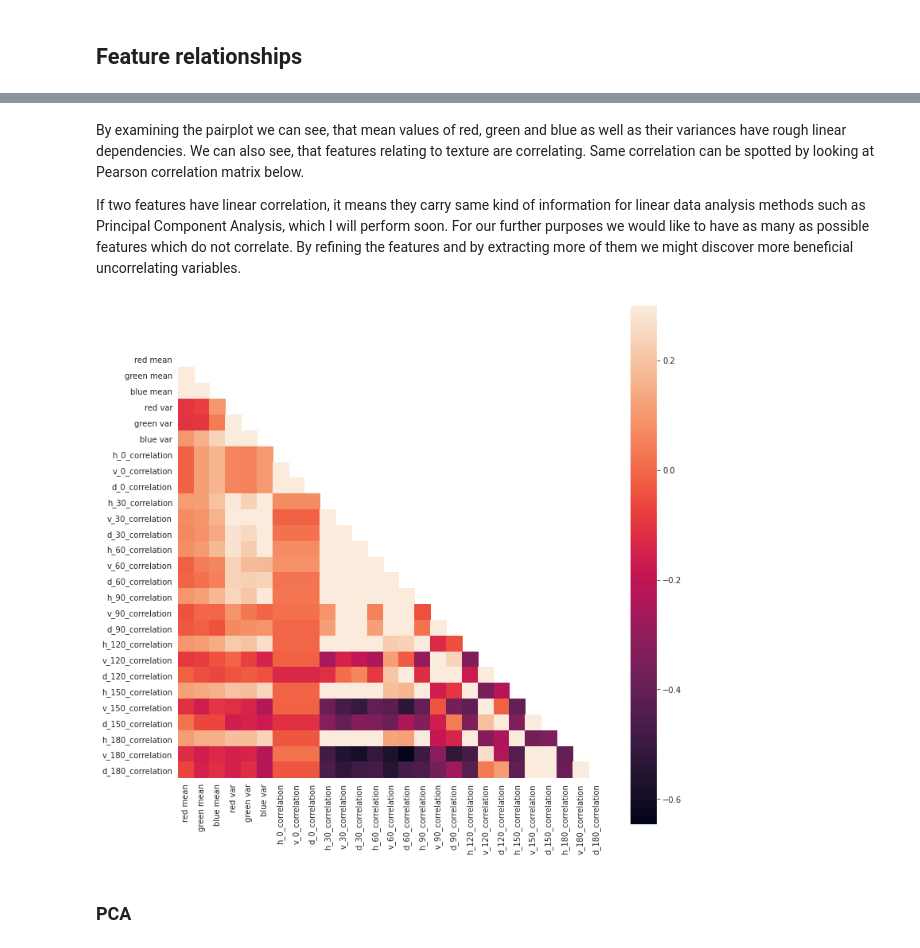
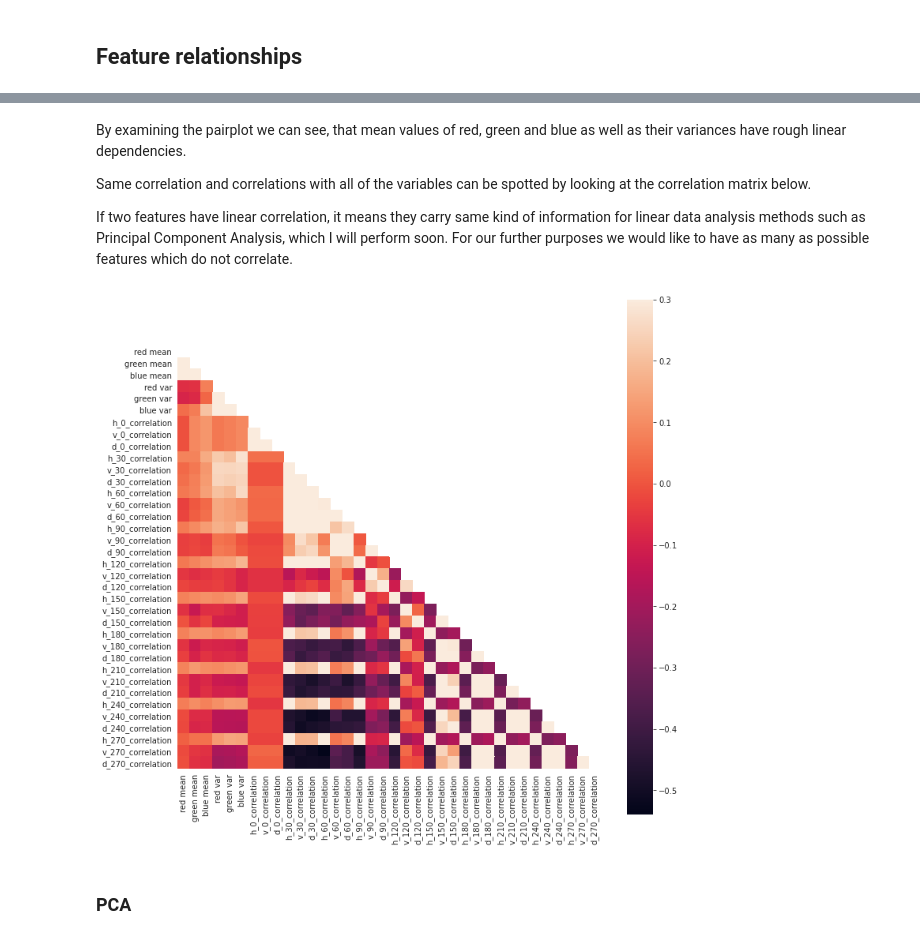
Before and after one commit to HannaKi/Image_classification_with_machine_learning_models, a Jupyter notebook: Image_classification.ipynb, the cells around one changed output, grey strips where cells are left out. Saved outputs shown, nothing was run; the diff lists cells and outputs as text; code cells hidden in the pictures.

```diff
--- a/Image_classification.ipynb
+++ b/Image_classification.ipynb
@@ -175,18 +227,13 @@ imgs = grass_images[0], stair_images[0], sand_images[0] # Let's pick images (fir
 
 for i in range(len(imgs)):
   image=imgs[i]
-  r = image[:, :, 0] # index of the image in the images array, row index, col index, color channel index
+  r = image[:, :, 0] # row index, col index, color channel index
   g = image[:, :, 1]
   b = image[:, :, 2]
 
-# for i in indices:
-#   r = images[i, :, :, 0] # index of the image in the images array, row index, col index, color channel index
-#   g = images[i, :, :, 1]
-#   b = images[i, :, :, 2]
-
   axes, fig = plt.subplots(1,3, figsize = (16,5))
   plt.subplot(1,3,1) # subplot(nrows, ncols, index, **kwargs)
-  plt.imshow(images[i])
+  plt.imshow(imgs[i])
   plt.xlabel("Image")
 
   # Code for plotting the array RGB values from UTU Machine Learning and Patter regocnition 2020 course
@@ -258,4 +265,6 @@ plt.title("Lighter");
 # %%
+images = grass_images+stair_images+sand_images
+images = np.array(images)
 
 # transforming to grayscale
 grayscale = img_as_ubyte(color.rgb2gray(images))
@@ -272,9 +281,8 @@ Now that the transformations have been done, let's take a look at the same sampl
 # %%
-indices = (0, 62, 124)
+indices = (4, 134, 263)
 
 for i in indices:
-    pic2  = q_images[i]
-    plt.imshow(pic2, cmap=plt.cm.gray) # parameter cmap is not neccessary but it highlights that
+    im = q_images[i]
+    plt.imshow(im, cmap=plt.cm.gray) # parameter cmap is not neccessary but it highlights that
                                        # we are not interested in the color but luminance
     plt.show()
-    pic2.dtype
@@ -349,7 +365,7 @@ print("Shape:", glcm.shape)
 texture_features = [] # this will be a list of lists
 f_names=[]
 
-for distance in range(0, 200, 20):
+for distance in range(0, 300, 30):
   h_dissimilarity=[]
   h_correlation=[]
   # f_names.append("h_" + str(distance) + "_dissimilarity")
@@ -430,20 +459,22 @@ KeyboardInterrupt: ignored
 # %% [markdown]
-By examining the pairplot we can see, that mean values of red, green and blue as well as their variances have rough linear dependencies. We can also see, that features relating to texture are correlating. Same correlation can be spotted by looking at Pearson correlation matrix below.
+By examining the pairplot we can see, that mean values of red, green and blue as well as their variances have rough linear dependencies.
 
-If two features have linear correlation, it means they carry same kind of information for linear data analysis methods such as Principal Component Analysis, which I will perform soon. For our further purposes we would like to have as many as possible features which do not correlate. By refining the features and by extracting more of them we might discover more beneficial uncorrelating variables.
+Same correlation and correlations with all of the variables can be spotted by looking at the correlation matrix below.
+
+If two features have linear correlation, it means they carry same kind of information for linear data analysis methods such as Principal Component Analysis, which I will perform soon. For our further purposes we would like to have as many as possible features which do not correlate.
 # %%
 # Pearson is only for linear correlation! For non-linear correlation use Kendall's tau correlation.
-# in this case Kendall gave rather similar correlations.
+#
 # Code for masked correlation matrix from: https://seaborn.pydata.org/generated/seaborn.heatmap.html
 
-corr = X.corr(method ='pearson')
+corr = X.corr(method ='kendall')
 mask = np.zeros_like(corr)
 mask[np.triu_indices_from(mask)] = True
 with sns.axes_style("white"):
-    f, ax = plt.subplots(figsize=(12, 16))
+    f, ax = plt.subplots(figsize=(12, 12))
     ax = sns.heatmap(corr, mask=mask, vmax=.3, square=True)
 # %% [output]
-[figure, old version]
+[figure, new version]
 # %% [markdown]
 ### PCA
 # %% [markdown]
```
Also changed, not shown: parts of 35 cells of this notebook.
